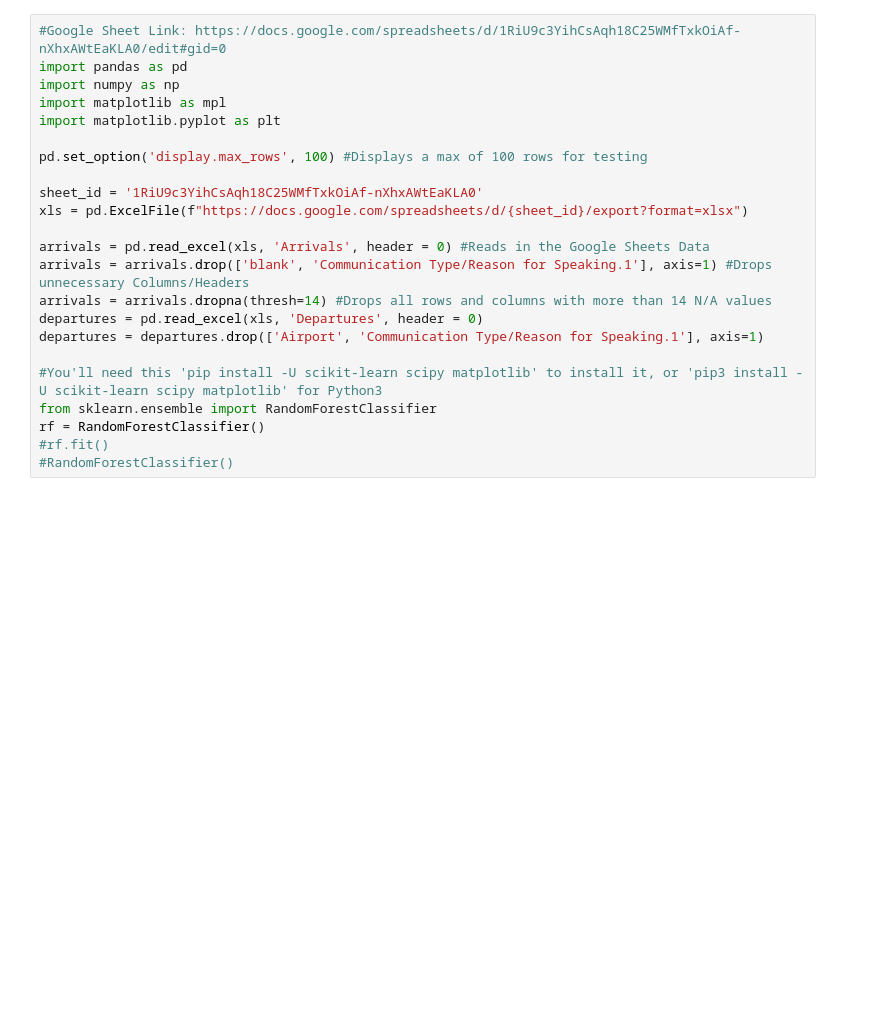
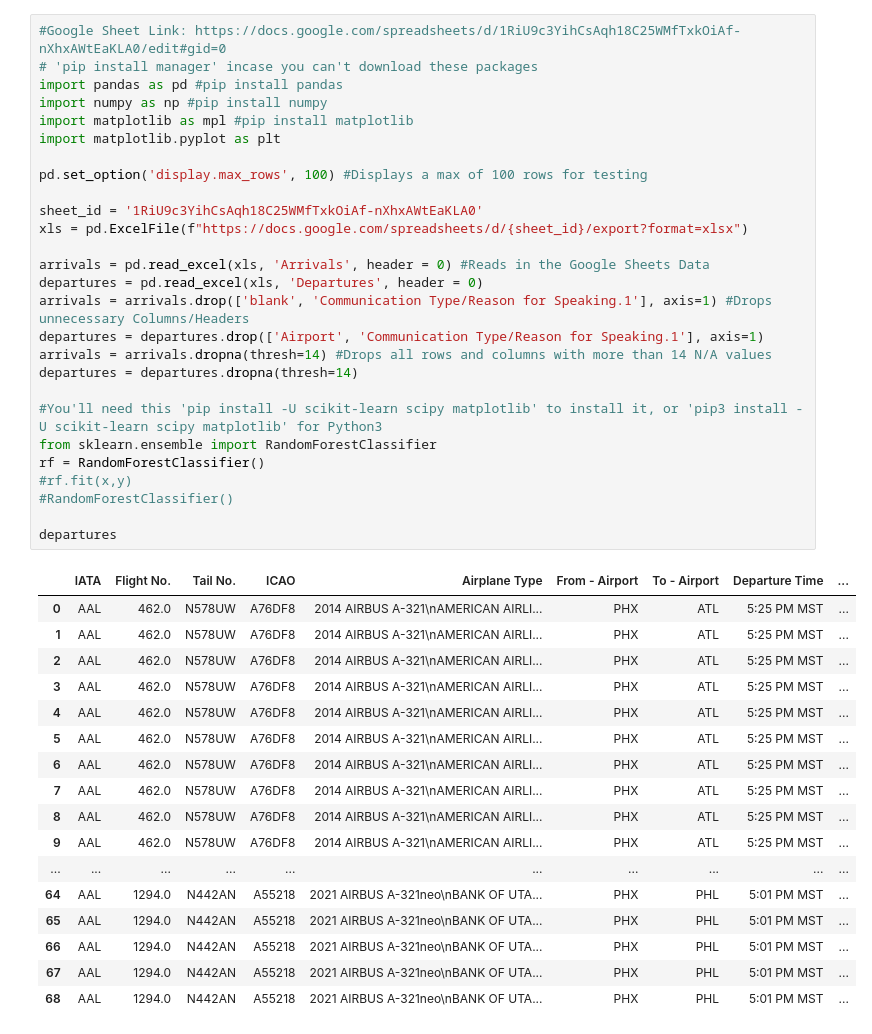
Before and after one commit to YangHusurianto/honeywell-atc-ai, a Jupyter notebook: random-forest.ipynb, the cells around one changed output. Cells and saved outputs as stored; diff of their text form; blank space fills up the shorter version.

```diff
--- a/random-forest.ipynb
+++ b/random-forest.ipynb
@@ -1,23 +1,45 @@
 # %%
 #Google Sheet Link: https://docs.google.com/spreadsheets/d/1RiU9c3YihCsAqh18C25WMfTxkOiAf-nXhxAWtEaKLA0/edit#gid=0
-import pandas as pd
-import numpy as np
-import matplotlib as mpl
+# 'pip install manager' incase you can't download these packages
+import pandas as pd #pip install pandas
+import numpy as np #pip install numpy
+import matplotlib as mpl #pip install matplotlib
 import matplotlib.pyplot as plt
 
 pd.set_option('display.max_rows', 100) #Displays a max of 100 rows for testing
 
 sheet_id = '1RiU9c3YihCsAqh18C25WMfTxkOiAf-nXhxAWtEaKLA0'
 xls = pd.ExcelFile(f"https://docs.google.com/spreadsheets/d/{sheet_id}/export?format=xlsx")
 
 arrivals = pd.read_excel(xls, 'Arrivals', header = 0) #Reads in the Google Sheets Data
+departures = pd.read_excel(xls, 'Departures', header = 0)
 arrivals = arrivals.drop(['blank', 'Communication Type/Reason for Speaking.1'], axis=1) #Drops unnecessary Columns/Headers
+departures = departures.drop(['Airport', 'Communication Type/Reason for Speaking.1'], axis=1)
 arrivals = arrivals.dropna(thresh=14) #Drops all rows and columns with more than 14 N/A values
-departures = pd.read_excel(xls, 'Departures', header = 0)
-departures = departures.drop(['Airport', 'Communication Type/Reason for Speaking.1'], axis=1)
+departures = departures.dropna(thresh=14)
 
 #You'll need this 'pip install -U scikit-learn scipy matplotlib' to install it, or 'pip3 install -U scikit-learn scipy matplotlib' for Python3
 from sklearn.ensemble import RandomForestClassifier
 rf = RandomForestClassifier()
-#rf.fit()
+#rf.fit(x,y)
 #RandomForestClassifier()
+
+departures
+# %% [output]
+|  | IATA | Flight No. | Tail No. | ICAO | Airplane Type | From - Airport | To - Airport | Departure Time | ... |
+| 0 | AAL | 462.0 | N578UW | A76DF8 | 2014 AIRBUS A-321\nAMERICAN AIRLI... | PHX | ATL | 5:25 PM MST | ... |
+| 1 | AAL | 462.0 | N578UW | A76DF8 | 2014 AIRBUS A-321\nAMERICAN AIRLI... | PHX | ATL | 5:25 PM MST | ... |
+| 2 | AAL | 462.0 | N578UW | A76DF8 | 2014 AIRBUS A-321\nAMERICAN AIRLI... | PHX | ATL | 5:25 PM MST | ... |
+| 3 | AAL | 462.0 | N578UW | A76DF8 | 2014 AIRBUS A-321\nAMERICAN AIRLI... | PHX | ATL | 5:25 PM MST | ... |
+| 4 | AAL | 462.0 | N578UW | A76DF8 | 2014 AIRBUS A-321\nAMERICAN AIRLI... | PHX | ATL | 5:25 PM MST | ... |
+| 5 | AAL | 462.0 | N578UW | A76DF8 | 2014 AIRBUS A-321\nAMERICAN AIRLI... | PHX | ATL | 5:25 PM MST | ... |
+| 6 | AAL | 462.0 | N578UW | A76DF8 | 2014 AIRBUS A-321\nAMERICAN AIRLI... | PHX | ATL | 5:25 PM MST | ... |
+| 7 | AAL | 462.0 | N578UW | A76DF8 | 2014 AIRBUS A-321\nAMERICAN AIRLI... | PHX | ATL | 5:25 PM MST | ... |
+| 8 | AAL | 462.0 | N578UW | A76DF8 | 2014 AIRBUS A-321\nAMERICAN AIRLI... | PHX | ATL | 5:25 PM MST | ... |
+| 9 | AAL | 462.0 | N578UW | A76DF8 | 2014 AIRBUS A-321\nAMERICAN AIRLI... | PHX | ATL | 5:25 PM MST | ... |
+| ... | ... | ... | ... | ... | ... | ... | ... | ... | ... |
+| 64 | AAL | 1294.0 | N442AN | A55218 | 2021 AIRBUS A-321neo\nBANK OF UTA... | PHX | PHL | 5:01 PM MST | ... |
+| 65 | AAL | 1294.0 | N442AN | A55218 | 2021 AIRBUS A-321neo\nBANK OF UTA... | PHX | PHL | 5:01 PM MST | ... |
+| 66 | AAL | 1294.0 | N442AN | A55218 | 2021 AIRBUS A-321neo\nBANK OF UTA... | PHX | PHL | 5:01 PM MST | ... |
+| 67 | AAL | 1294.0 | N442AN | A55218 | 2021 AIRBUS A-321neo\nBANK OF UTA... | PHX | PHL | 5:01 PM MST | ... |
+| 68 | AAL | 1294.0 | N442AN | A55218 | 2021 AIRBUS A-321neo\nBANK OF UTA... | PHX | PHL | 5:01 PM MST | ... |
```
